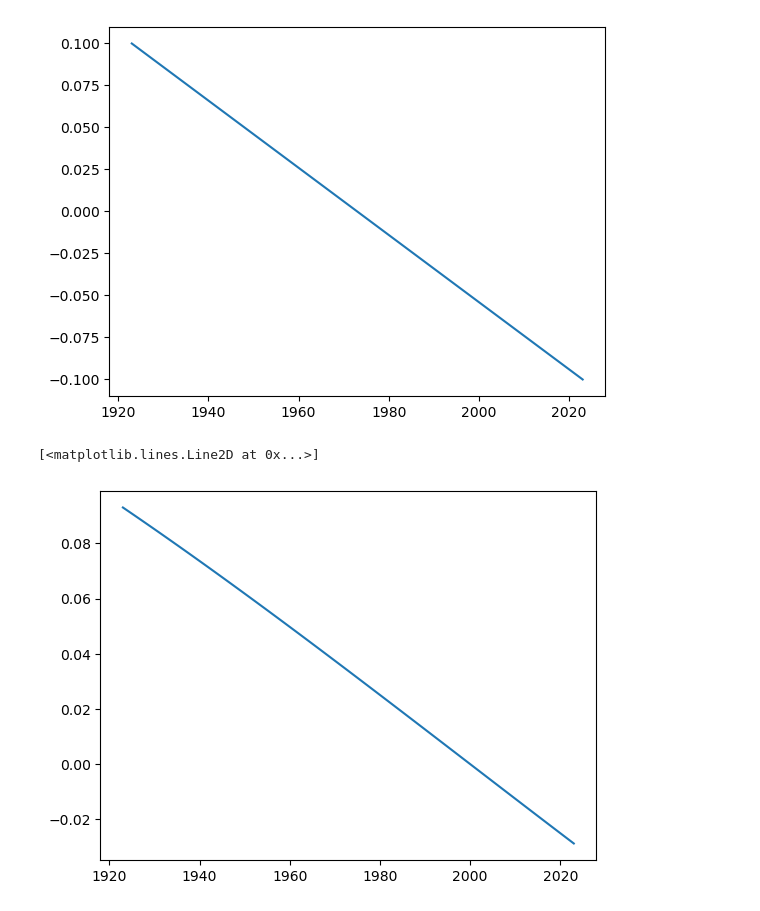
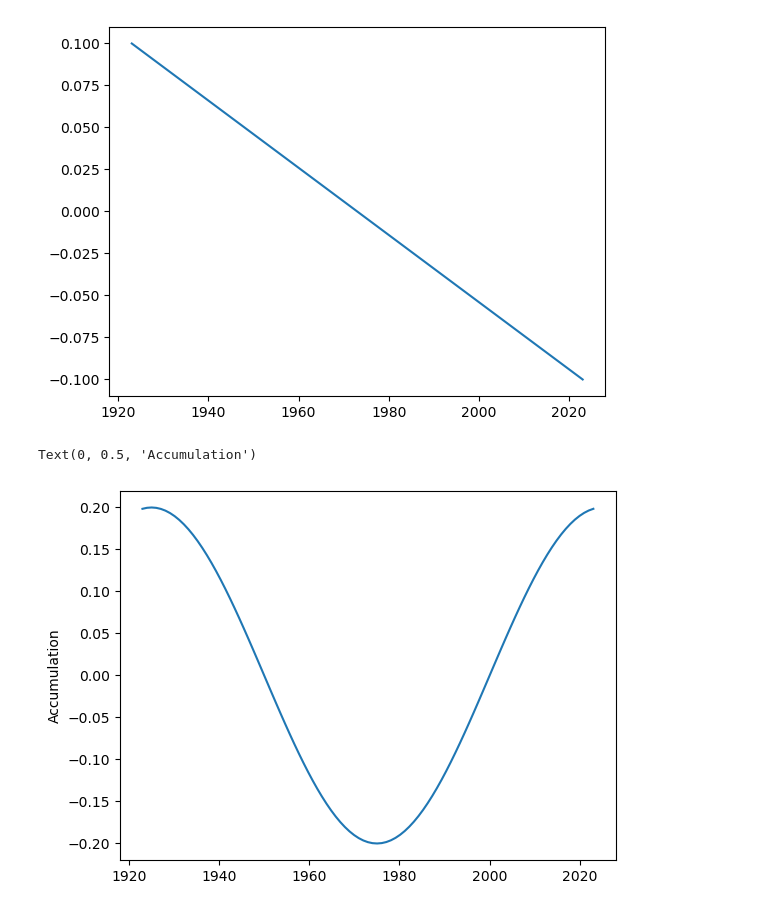
Before and after one commit to johnmorganmanos/Antarctica_AH_Thermometry, a Jupyter notebook: Untitled.ipynb, the cells around one changed output. Saved outputs shown, nothing was run; the diff lists cells and outputs as text; code cells hidden in the pictures.

```diff
--- a/Untitled.ipynb
+++ b/Untitled.ipynb
@@ -92,16 +93,16 @@ ax.plot(t,accumulation)
 [<matplotlib.lines.Line2D at 0x...>]
 [figure]
 # %%
-t=np.linspace(tmin,tmax, nt+1)
-amp = -0.2
-accumulation =  amp*np.sin(2*np.pi*0.001*t)
+t=np.linspace(tmin,tmax, nt)
+amp = 0.2
+accumulation =  amp*np.sin(2*np.pi*0.01*t)
 
 fig,ax = plt.subplots()
 ax.plot(t,accumulation)
 ax.set_ylabel('Accumulation')
 # %% [output]
-[<matplotlib.lines.Line2D at 0x...>]
+Text(0, 0.5, 'Accumulation')
-[figure, old version]
+[figure, new version]
 # %%
 t_surf = np.array([-31]*nt)
 U,t,z = heat_var_accum(t_surf,
```
Also changed, not shown: parts of 11 cells of this notebook.
